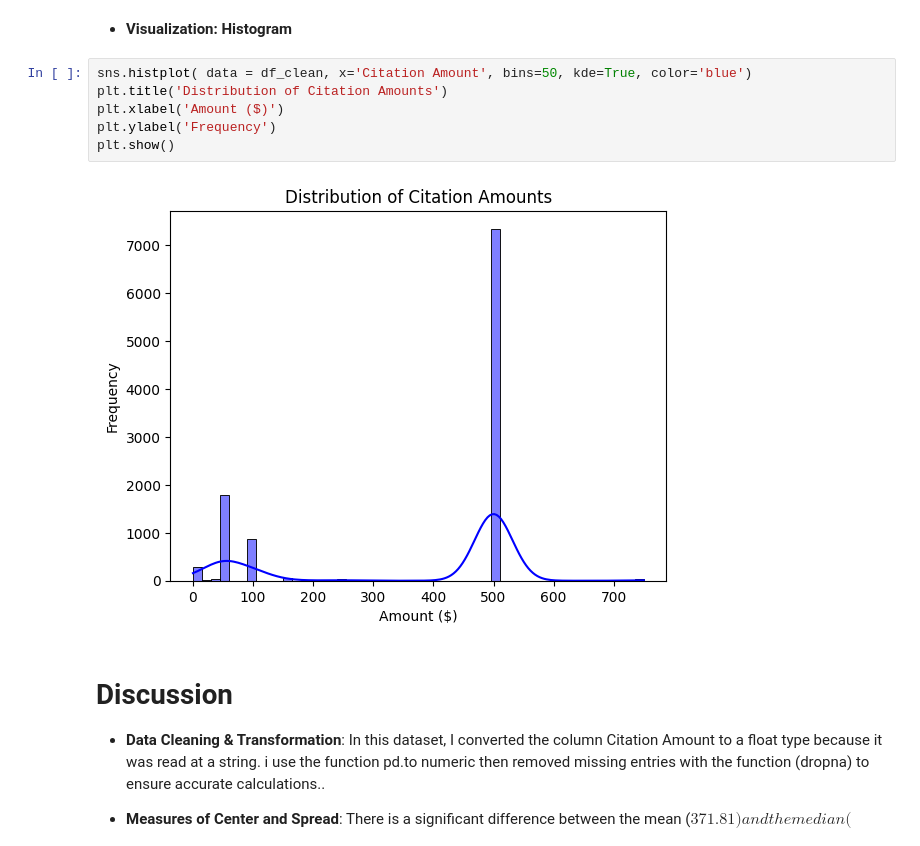
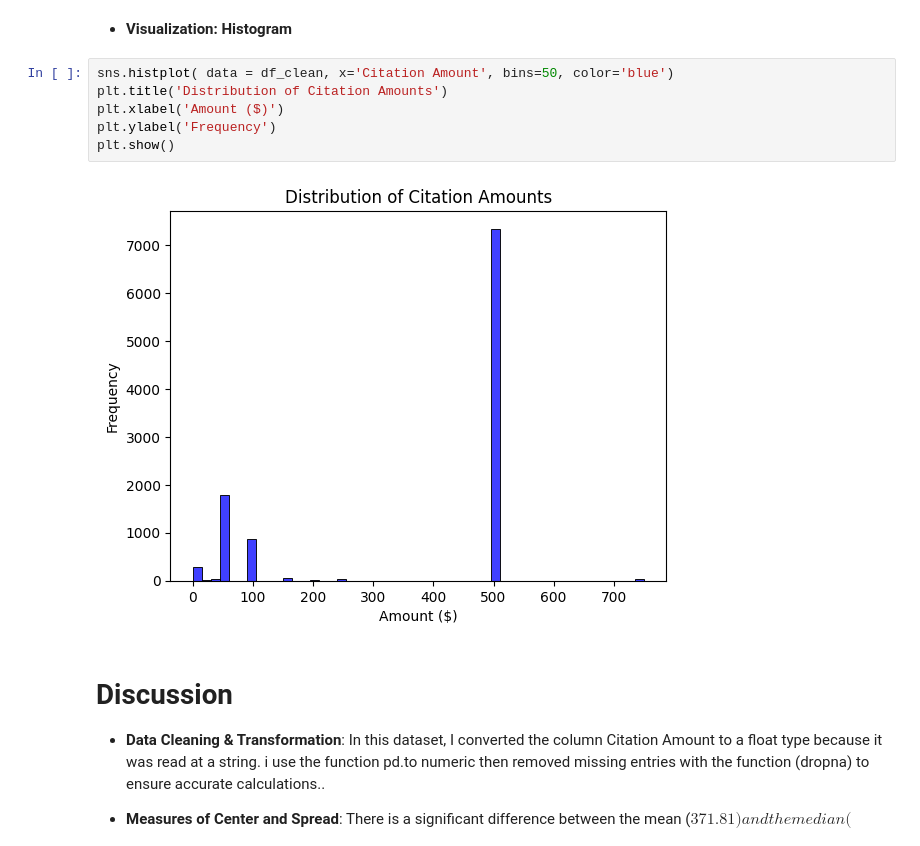
Before and after one commit to nikamade/Data201, a Jupyter notebook: MADINKOEPSEKAMGUI_Project1_Week8.ipynb, the cells around one changed output. Cells and saved outputs as stored; diff of their text form.

```diff
--- a/MADINKOEPSEKAMGUI_Project1_Week8.ipynb
+++ b/MADINKOEPSEKAMGUI_Project1_Week8.ipynb
@@ -114,13 +114,13 @@ The column Citation Amount is quantitative variable. It is appropriate for this
 # %% [markdown]
 * **Visualization: Histogram**
 # %%
-sns.histplot( data = df_clean, x='Citation Amount', bins=50, kde=True, color='blue')
+sns.histplot( data = df_clean, x='Citation Amount', bins=50, color='blue')
 plt.title('Distribution of Citation Amounts')
 plt.xlabel('Amount ($)')
 plt.ylabel('Frequency')
 plt.show()
 # %% [output]
-[figure, old version]
+[figure, new version]
 # %% [markdown]
 # **Discussion**
 
```
Also changed, not shown: parts of 1 cell of this notebook.
